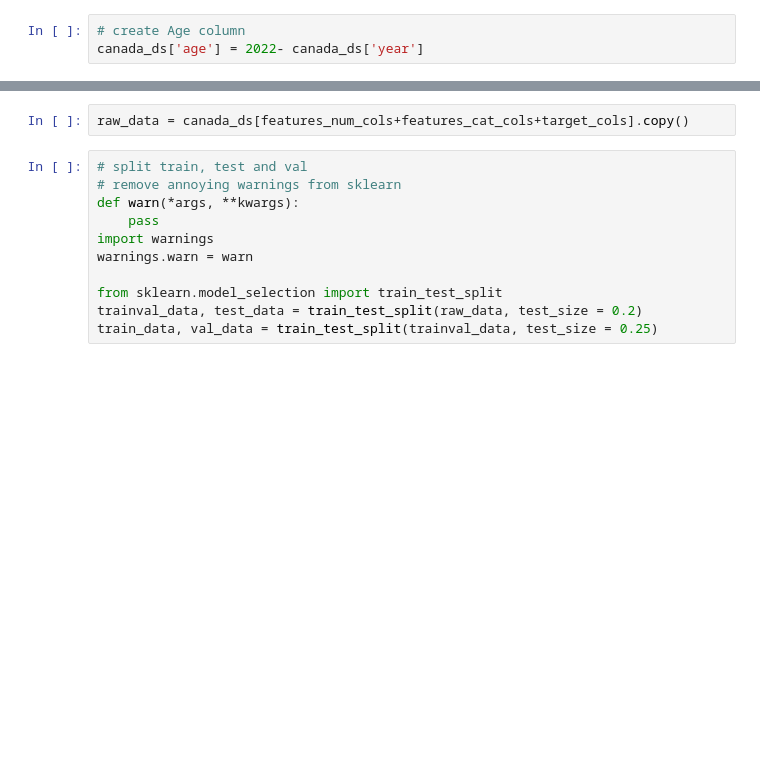
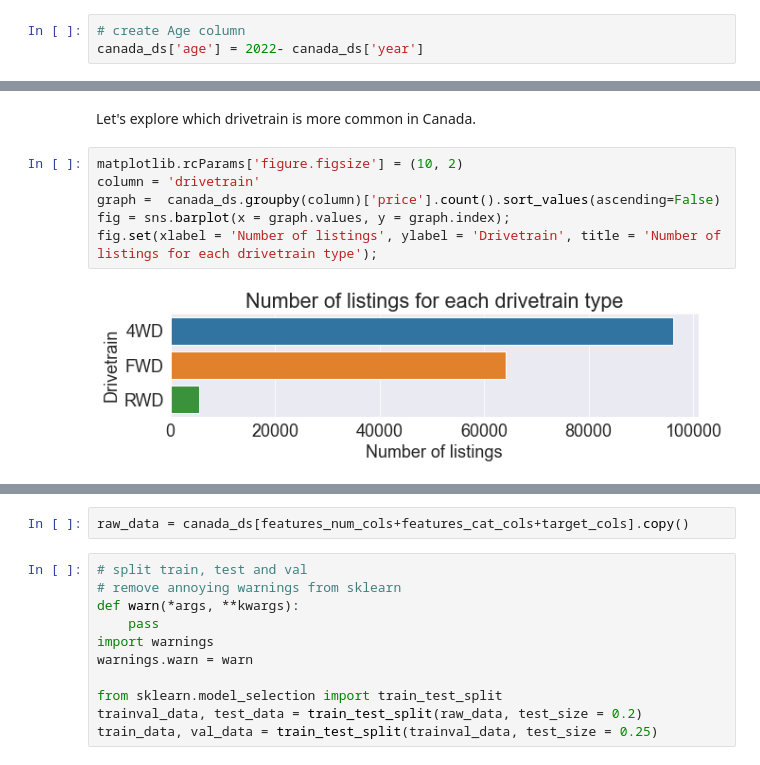
Before and after one commit to zaitrik/used_cars_prices, a Jupyter notebook: used_cars_prices.ipynb, the cells around one changed output, grey strips where cells are left out. Drawn from its saved outputs; the diff is of its cells as text; blank space fills up the shorter version.

```diff
--- a/used_cars_prices.ipynb
+++ b/used_cars_prices.ipynb
@@ -67,0 +217,10 @@ fig = sns.scatterplot(y ='price',x='miles', hue = 'age',data =canada_ds,s=10);
+# %% [markdown]
+Let's explore which drivetrain is more common in Canada.
+# %%
+matplotlib.rcParams['figure.figsize'] = (10, 2)
+column = 'drivetrain'
+graph =  canada_ds.groupby(column)['price'].count().sort_values(ascending=False)
+fig = sns.barplot(x = graph.values, y = graph.index);
+fig.set(xlabel = 'Number of listings', ylabel = 'Drivetrain', title = 'Number of listings for each drivetrain type');
+# %% [output]
+[figure, added]
```
Also changed, not shown: parts of 64 cells of this notebook.
